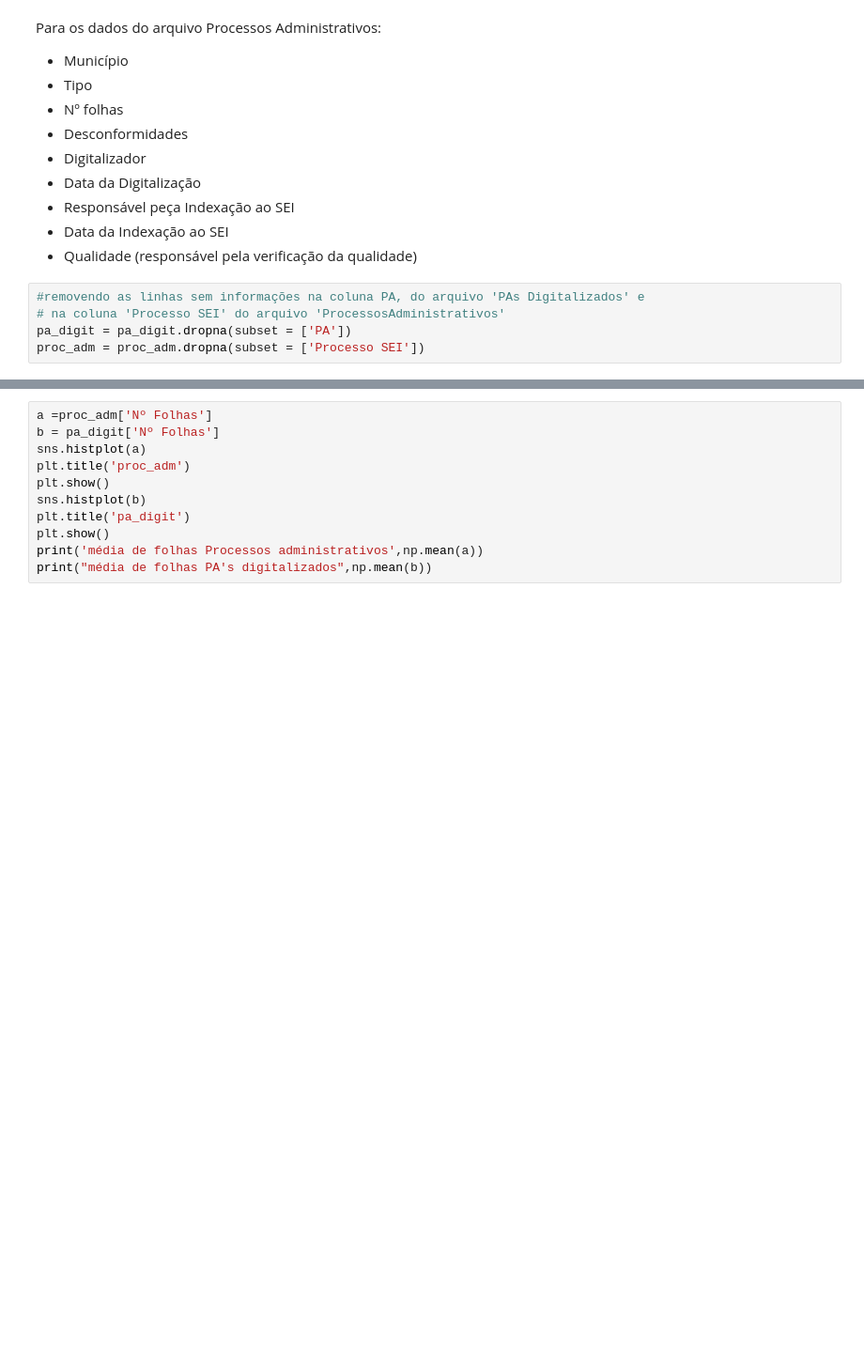
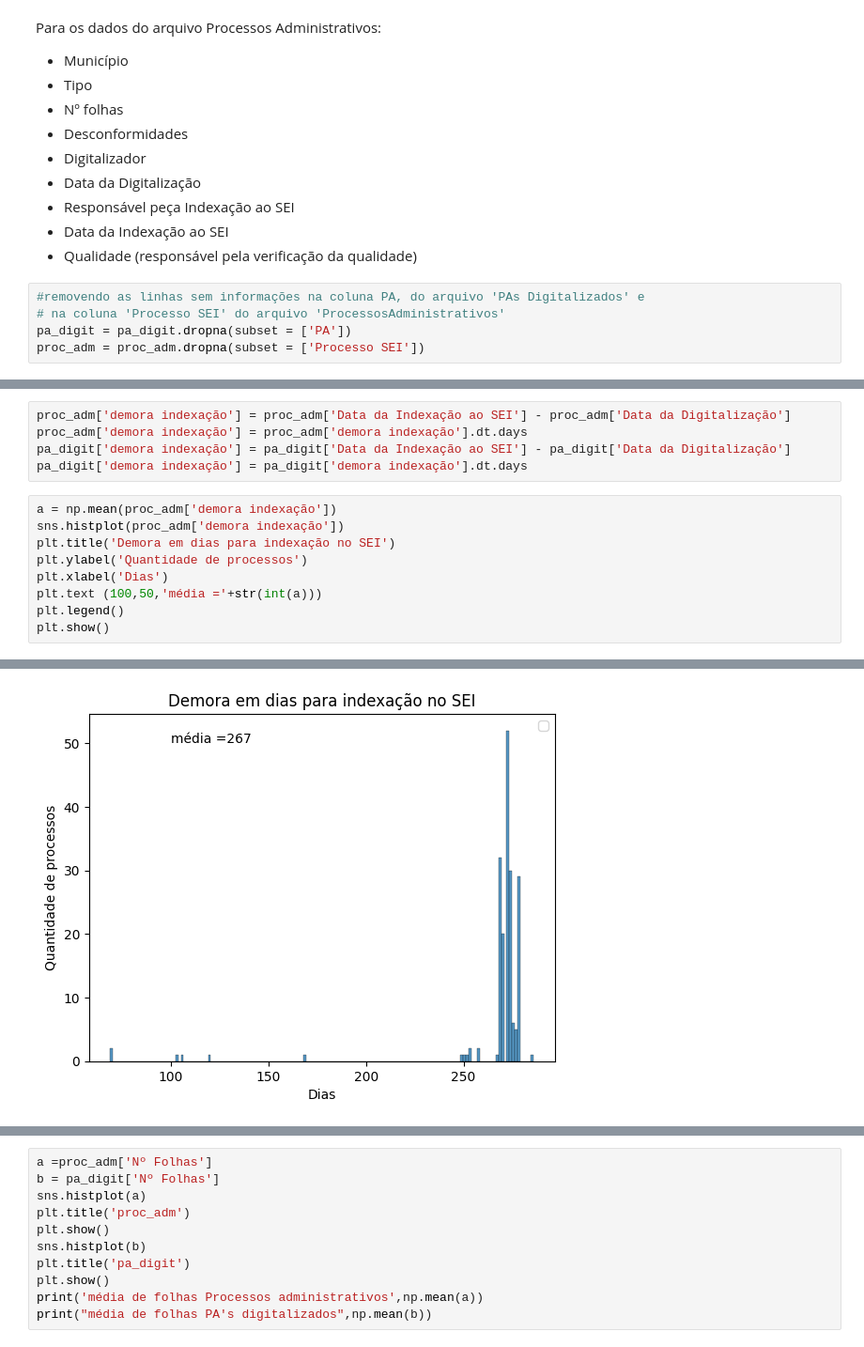
Before and after one commit to Gabxist/Prog_ap, a Jupyter notebook: Prog_ap_ANALISE_DE_DADOS.ipynb, the cells around one changed output, grey strips where cells are left out. Shown at 94% size. Cells and saved outputs as stored; diff of their text form; blank space fills up the shorter version.

```diff
--- a/Prog_ap_ANALISE_DE_DADOS.ipynb
+++ b/Prog_ap_ANALISE_DE_DADOS.ipynb
@@ -78,0 +98,15 @@ proc_adm = proc_adm.dropna(subset = ['Processo SEI'])
+# %%
+proc_adm['demora indexação'] = proc_adm['Data da Indexação ao SEI'] - proc_adm['Data da Digitalização']
+proc_adm['demora indexação'] = proc_adm['demora indexação'].dt.days
+pa_digit['demora indexação'] = pa_digit['Data da Indexação ao SEI'] - pa_digit['Data da Digitalização']
+pa_digit['demora indexação'] = pa_digit['demora indexação'].dt.days
+# %%
+a = np.mean(proc_adm['demora indexação'])
+sns.histplot(proc_adm['demora indexação'])
+plt.title('Demora em dias para indexação no SEI')
+plt.ylabel('Quantidade de processos')
+plt.xlabel('Dias')
+plt.text (100,50,'média ='+str(int(a)))
+plt.legend()
+plt.show()
+# %% [output]
@@ -78,0 +114 @@ proc_adm = proc_adm.dropna(subset = ['Processo SEI'])
+[figure, added]
```
Also changed, not shown: parts of 10 cells of this notebook.
